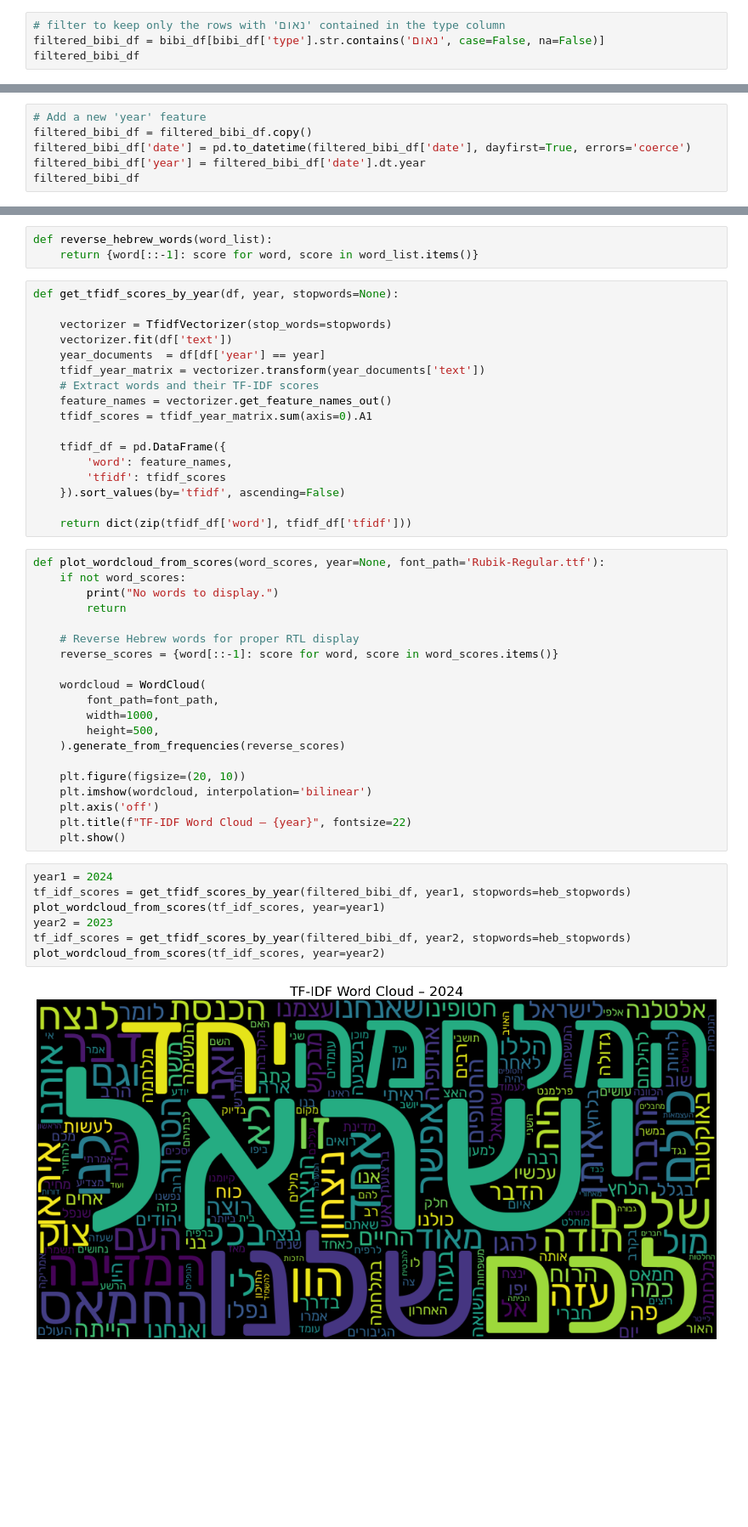
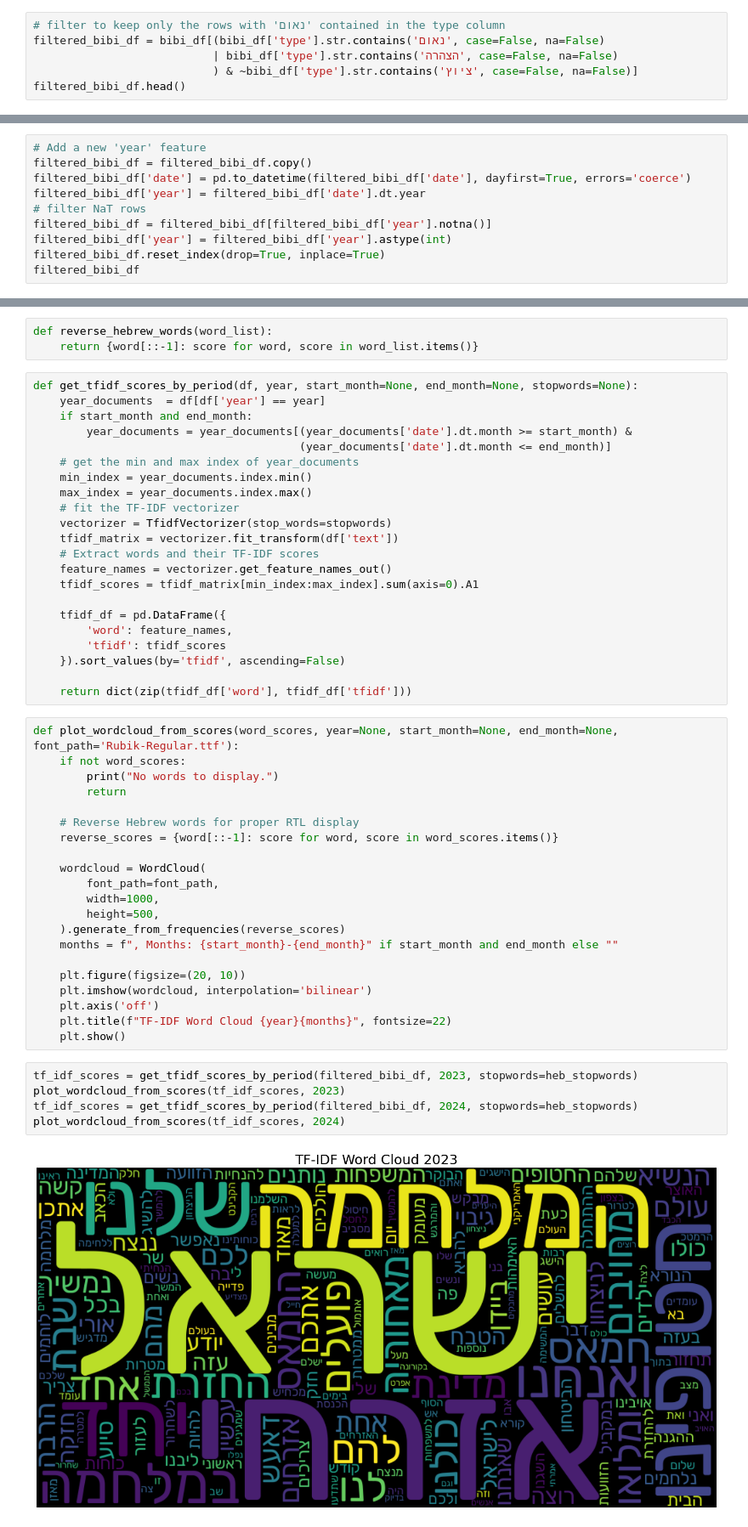
Before and after one commit to ErezLavi/hw3-nlp, a Jupyter notebook: hw3.ipynb, the cells around one changed output, grey strips where cells are left out. Shown at 85% size. Cells and saved outputs as stored; diff of their text form; blank space fills up the shorter version.

```diff
--- a/hw3.ipynb
+++ b/hw3.ipynb
@@ -29,7 +29,9 @@ bibi_df.head()
 bibi_df.columns = ['date','type','text']
 # %%
 # filter to keep only the rows with 'נאום' contained in the type column
-filtered_bibi_df = bibi_df[bibi_df['type'].str.contains('נאום', case=False, na=False)]
-filtered_bibi_df
+filtered_bibi_df = bibi_df[(bibi_df['type'].str.contains('נאום', case=False, na=False)
+                           | bibi_df['type'].str.contains('הצהרה', case=False, na=False)
+                           ) & ~bibi_df['type'].str.contains('ציוץ', case=False, na=False)]
+filtered_bibi_df.head()
 # %% [output]
 |  | date | type | text |
@@ -54,6 +45,10 @@ filtered_bibi_df
 filtered_bibi_df = filtered_bibi_df.copy()
 filtered_bibi_df['date'] = pd.to_datetime(filtered_bibi_df['date'], dayfirst=True, errors='coerce')
 filtered_bibi_df['year'] = filtered_bibi_df['date'].dt.year
+# filter NaT rows
+filtered_bibi_df = filtered_bibi_df[filtered_bibi_df['year'].notna()]
+filtered_bibi_df['year'] = filtered_bibi_df['year'].astype(int)
+filtered_bibi_df.reset_index(drop=True, inplace=True)
 filtered_bibi_df
 # %% [output]
 |  | date | type | text | year |
@@ -118,15 +107,20 @@ heb_stopwords = [
 def reverse_hebrew_words(word_list):
     return {word[::-1]: score for word, score in word_list.items()}
 # %%
-def get_tfidf_scores_by_year(df, year, stopwords=None):
-
+def get_tfidf_scores_by_period(df, year, start_month=None, end_month=None, stopwords=None):
+    year_documents  = df[df['year'] == year]
+    if start_month and end_month:
+        year_documents = year_documents[(year_documents['date'].dt.month >= start_month) &
+                                        (year_documents['date'].dt.month <= end_month)]
+    # get the min and max index of year_documents
+    min_index = year_documents.index.min()
+    max_index = year_documents.index.max()
+    # fit the TF-IDF vectorizer
     vectorizer = TfidfVectorizer(stop_words=stopwords)
-    vectorizer.fit(df['text'])
-    year_documents  = df[df['year'] == year]
-    tfidf_year_matrix = vectorizer.transform(year_documents['text'])
+    tfidf_matrix = vectorizer.fit_transform(df['text'])
     # Extract words and their TF-IDF scores
     feature_names = vectorizer.get_feature_names_out()
-    tfidf_scores = tfidf_year_matrix.sum(axis=0).A1
+    tfidf_scores = tfidf_matrix[min_index:max_index].sum(axis=0).A1
 
     tfidf_df = pd.DataFrame({
         'word': feature_names,
@@ -135,7 +129,7 @@ def get_tfidf_scores_by_year(df, year, stopwords=None):
 
     return dict(zip(tfidf_df['word'], tfidf_df['tfidf']))
 # %%
-def plot_wordcloud_from_scores(word_scores, year=None, font_path='Rubik-Regular.ttf'):
+def plot_wordcloud_from_scores(word_scores, year=None, start_month=None, end_month=None, font_path='Rubik-Regular.ttf'):
     if not word_scores:
         print("No words to display.")
         return
@@ -148,18 +142,17 @@ def plot_wordcloud_from_scores(word_scores, year=None, font_path='Rubik-Regular.
         width=1000,
         height=500,
     ).generate_from_frequencies(reverse_scores)
+    months = f", Months: {start_month}-{end_month}" if start_month and end_month else ""
 
     plt.figure(figsize=(20, 10))
     plt.imshow(wordcloud, interpolation='bilinear')
     plt.axis('off')
-    plt.title(f"TF-IDF Word Cloud – {year}", fontsize=22)
+    plt.title(f"TF-IDF Word Cloud {year}{months}", fontsize=22)
     plt.show()
 # %%
-year1 = 2024
-tf_idf_scores = get_tfidf_scores_by_year(filtered_bibi_df, year1, stopwords=heb_stopwords)
-plot_wordcloud_from_scores(tf_idf_scores, year=year1)
-year2 = 2023
-tf_idf_scores = get_tfidf_scores_by_year(filtered_bibi_df, year2, stopwords=heb_stopwords)
-plot_wordcloud_from_scores(tf_idf_scores, year=year2)
+tf_idf_scores = get_tfidf_scores_by_period(filtered_bibi_df, 2023, stopwords=heb_stopwords)
+plot_wordcloud_from_scores(tf_idf_scores, 2023)
+tf_idf_scores = get_tfidf_scores_by_period(filtered_bibi_df, 2024, stopwords=heb_stopwords)
+plot_wordcloud_from_scores(tf_idf_scores, 2024)
 # %% [output]
-[figure, old version]
+[figure, new version]
```
Also changed, not shown: parts of 6 cells of this notebook, 1 other file.
